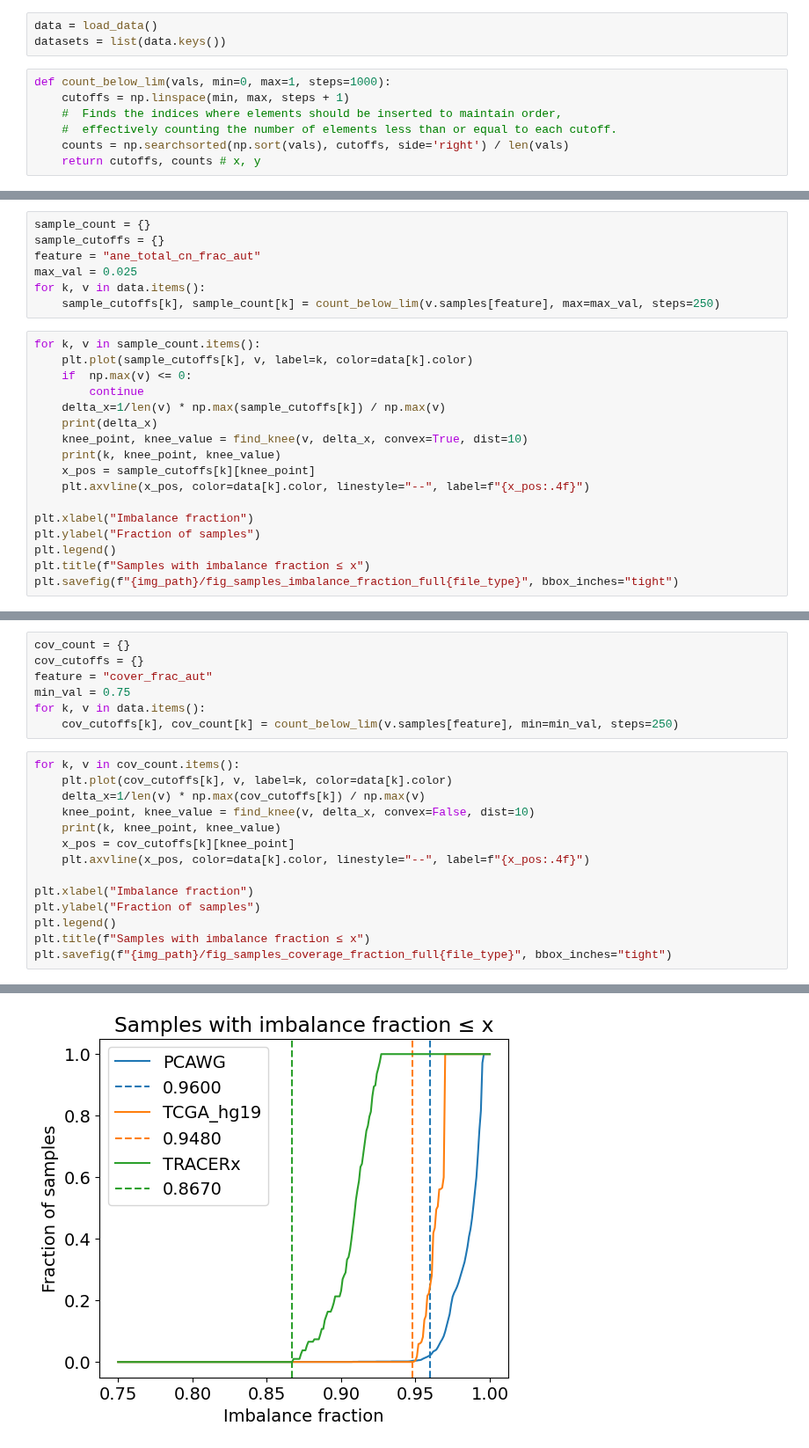
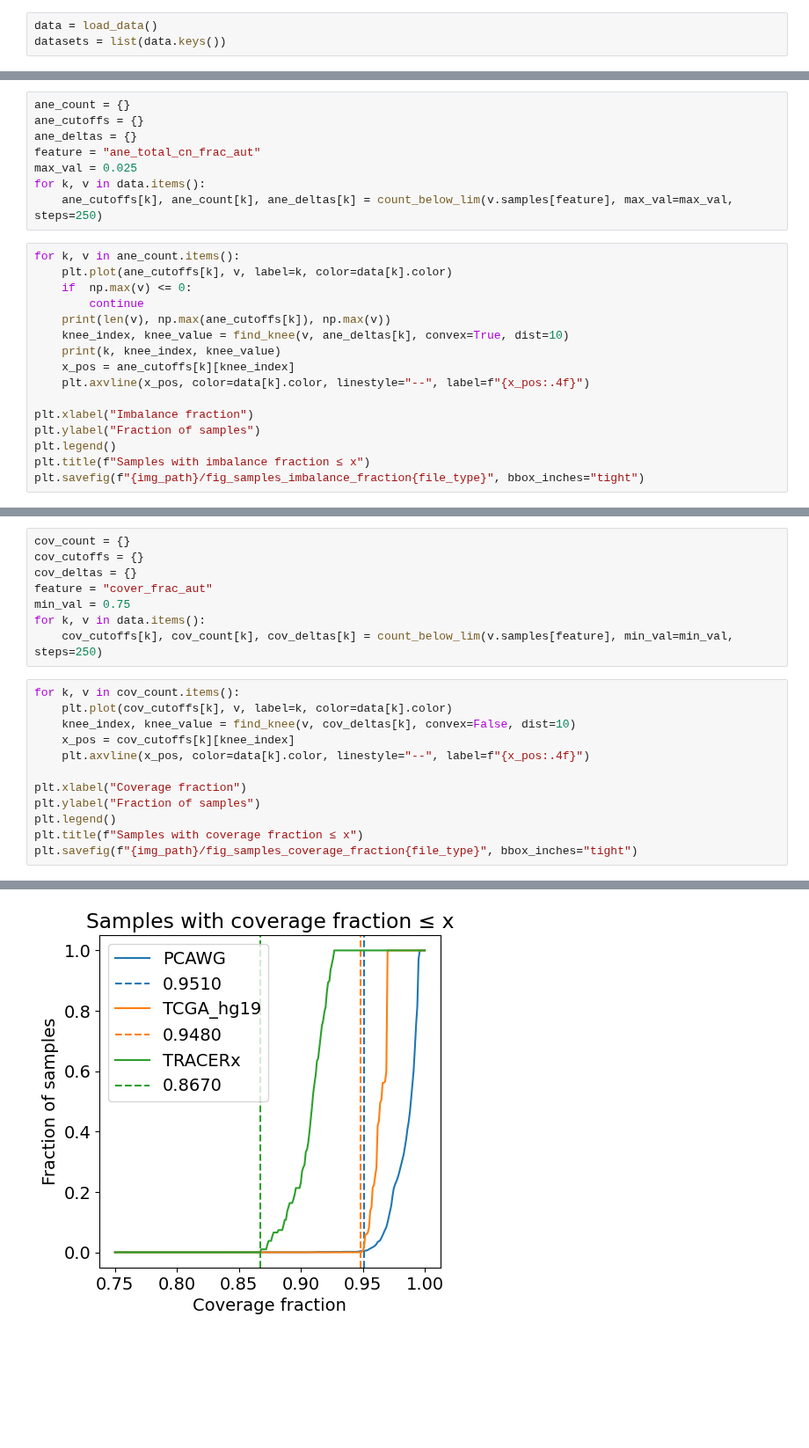
Before and after one commit to ICCB-Cologne/CNSistent, a Jupyter notebook: notebooks/analyze/analyze_cutoffs.ipynb, the cells around one changed output, grey strips where cells are left out. Shown at 88% size. Saved outputs shown, nothing was run; the diff lists cells and outputs as text; blank space fills up the shorter version.

```diff
--- a/notebooks/analyze/analyze_cutoffs.ipynb
+++ b/notebooks/analyze/analyze_cutoffs.ipynb
@@ -18,10 +19,3 @@ plt.rcParams.update({'font.size': 14})
 # %%
 data = load_data()
 datasets = list(data.keys())
-# %%
-def count_below_lim(vals, min=0, max=1, steps=1000):
-    cutoffs = np.linspace(min, max, steps + 1)
-    #  Finds the indices where elements should be inserted to maintain order,
-    #  effectively counting the number of elements less than or equal to each cutoff.
-    counts = np.searchsorted(np.sort(vals), cutoffs, side='right') / len(vals)
-    return cutoffs, counts # x, y
@@ -72,25 +39,25 @@ def find_knee(vals, delta_x = None, convex=True, dist=1):
 # %%
-sample_count = {}
-sample_cutoffs = {}
+ane_count = {}
+ane_cutoffs = {}
+ane_deltas = {}
 feature = "ane_total_cn_frac_aut"
 max_val = 0.025
 for k, v in data.items():
-    sample_cutoffs[k], sample_count[k] = count_below_lim(v.samples[feature], max=max_val, steps=250)
+    ane_cutoffs[k], ane_count[k], ane_deltas[k] = count_below_lim(v.samples[feature], max_val=max_val, steps=250)
 # %%
-for k, v in sample_count.items():
-    plt.plot(sample_cutoffs[k], v, label=k, color=data[k].color)
+for k, v in ane_count.items():
+    plt.plot(ane_cutoffs[k], v, label=k, color=data[k].color)
     if  np.max(v) <= 0:
         continue
-    delta_x=1/len(v) * np.max(sample_cutoffs[k]) / np.max(v)
-    print(delta_x)
-    knee_point, knee_value = find_knee(v, delta_x, convex=True, dist=10)
-    print(k, knee_point, knee_value)
-    x_pos = sample_cutoffs[k][knee_point]
+    print(len(v), np.max(ane_cutoffs[k]), np.max(v))
+    knee_index, knee_value = find_knee(v, ane_deltas[k], convex=True, dist=10)
+    print(k, knee_index, knee_value)
+    x_pos = ane_cutoffs[k][knee_index]
     plt.axvline(x_pos, color=data[k].color, linestyle="--", label=f"{x_pos:.4f}")
 
 plt.xlabel("Imbalance fraction")
 plt.ylabel("Fraction of samples")
 plt.legend()
 plt.title(f"Samples with imbalance fraction ≤ x")
-plt.savefig(f"{img_path}/fig_samples_imbalance_fraction_full{file_type}", bbox_inches="tight")
+plt.savefig(f"{img_path}/fig_samples_imbalance_fraction{file_type}", bbox_inches="tight")
 # %% [output]
@@ -102,22 +69,21 @@ TCGA_hg19 10 50.683048432369894
 # %%
 cov_count = {}
 cov_cutoffs = {}
+cov_deltas = {}
 feature = "cover_frac_aut"
 min_val = 0.75
 for k, v in data.items():
-    cov_cutoffs[k], cov_count[k] = count_below_lim(v.samples[feature], min=min_val, steps=250)
+    cov_cutoffs[k], cov_count[k], cov_deltas[k] = count_below_lim(v.samples[feature], min_val=min_val, steps=250)
 # %%
 for k, v in cov_count.items():
     plt.plot(cov_cutoffs[k], v, label=k, color=data[k].color)
-    delta_x=1/len(v) * np.max(cov_cutoffs[k]) / np.max(v)
-    knee_point, knee_value = find_knee(v, delta_x, convex=False, dist=10)
-    print(k, knee_point, knee_value)
-    x_pos = cov_cutoffs[k][knee_point]
+    knee_index, knee_value = find_knee(v, cov_deltas[k], convex=False, dist=10)
+    x_pos = cov_cutoffs[k][knee_index]
     plt.axvline(x_pos, color=data[k].color, linestyle="--", label=f"{x_pos:.4f}")
 
-plt.xlabel("Imbalance fraction")
+plt.xlabel("Coverage fraction")
 plt.ylabel("Fraction of samples")
 plt.legend()
-plt.title(f"Samples with imbalance fraction ≤ x")
-plt.savefig(f"{img_path}/fig_samples_coverage_fraction_full{file_type}", bbox_inches="tight")
+plt.title(f"Samples with coverage fraction ≤ x")
+plt.savefig(f"{img_path}/fig_samples_coverage_fraction{file_type}", bbox_inches="tight")
 # %% [output]
@@ -127,4 +90,4 @@ TRACERx 117 53.47114463301483
-[figure, old version]
+[figure, new version]
 # %%
 break_count = {}
 break_cutoffs = {}
```
Also changed, not shown: parts of 11 cells of this notebook, 4 other files.
